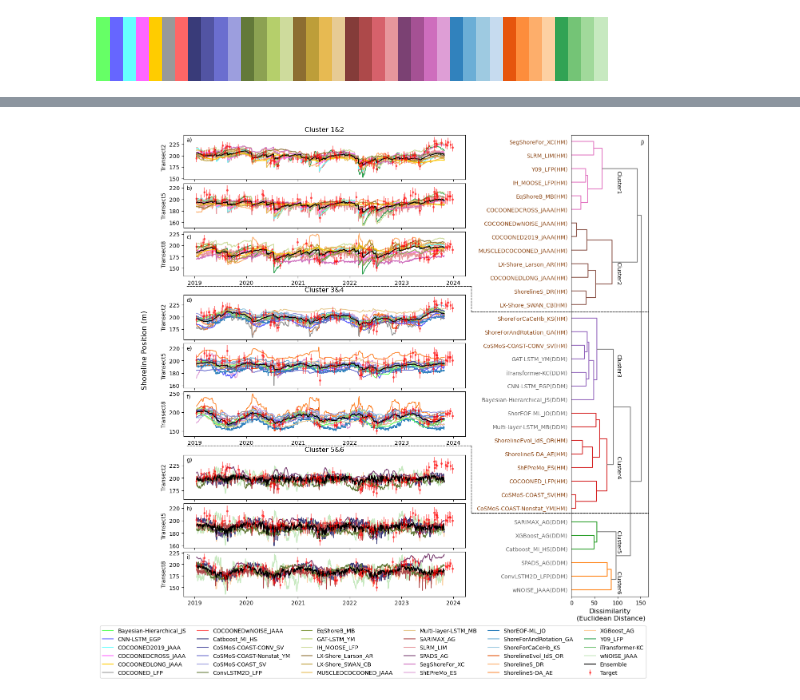
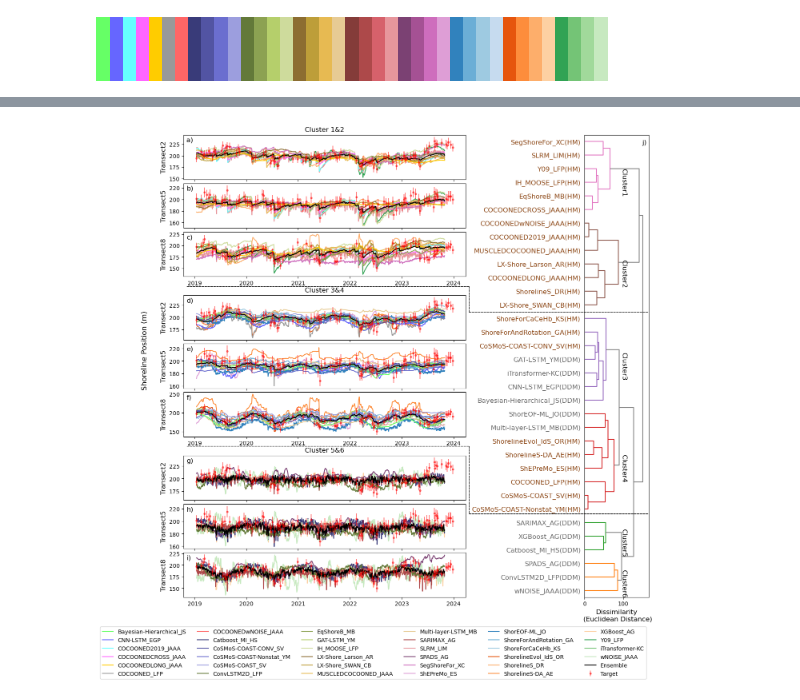
Before and after one commit to ShoreShop/ShoreModel_Benchmark, a Jupyter notebook: Figure2.ipynb, the cells around one changed output, grey strips where cells are left out. Saved outputs shown, nothing was run; the diff lists cells and outputs as text; code cells hidden in the pictures.

```diff
--- a/Figure2.ipynb
+++ b/Figure2.ipynb
@@ -291,13 +274,13 @@ colors = {
 
 fig = plt.figure(figsize=(15, 15))
 letters = string.ascii_lowercase # Letters used to label subplots
-gs = GridSpec(11, 3, figure=fig, width_ratios=[11, 2, 3], height_ratios=[1, 1, 1, 0.25, 1, 1, 1, 0.25, 1, 1, 1])
+gs = GridSpec(11, 3, figure=fig, width_ratios=[11, 2.5, 2.5], height_ratios=[1, 1, 1, 0.25, 1, 1, 1, 0.25, 1, 1, 1])
 
 #===========================================
 # Create a dendrogram with Ward's linkage
 #===========================================
 ax = fig.add_subplot(gs[:, 2])
-ax.text(0.9,0.99, letters[9] + ')', ha='left',va='top', transform=ax.transAxes, zorder=10)
+ax.text(0.9,0.99, letters[9] + ')', ha='left',va='top', transform=ax.transAxes, zorder=10, fontsize=12)
 
 
 color_threshold = 90
@@ -313,7 +296,7 @@ dendro = dendrogram(
     linkage_matrix,
     labels=model_labels,
     leaf_rotation=0,  # Rotate labels for better readability
-    leaf_font_size=10,  # Adjust font size
+    leaf_font_size=12,  # Adjust font size
     color_threshold=color_threshold,  # Threshold for coloring clusters (adjust as needed)
     above_threshold_color='gray',  # Tree branches above the threshold
     ax=ax,
@@ -352,7 +335,7 @@ for cluster_id in unique_clusters:
 #     else:
     ax.text(
         x, y, f"Cluster{n_clusters-cluster_id+1}",
-        ha='center', va='center', fontsize=10, color='black', rotation=-90,
+        ha='center', va='center', fontsize=12, color='black', rotation=-90,
     )
 
 # Step 5: Adjust the plot aesthetics
@@ -390,15 +373,16 @@ for key, group in cluster_group.items():
 
     for tran_id in range(len(TRANSECTS)):
         ax_ts = fig.add_subplot(gs[ax_pos, 0])
-        ax_ts.set_ylabel(TRANSECTS[tran_id])
-        ax_ts.text(0.01,0.95, letters[count] + ')', ha='left',va='top', transform=ax_ts.transAxes, zorder=10)
+        ax_ts.set_ylabel(TRANSECTS[tran_id], fontsize=12)
+        ax_ts.text(0.01,0.95, letters[count] + ')', ha='left',va='top', transform=ax_ts.transAxes, zorder=10,
+                  fontsize=12)
         count+=1
         if ax_pos==5:
             ax.text(-0.15, 0, 'Shoreline Position (m)', rotation=90, transform=ax_ts.transAxes, fontsize=13)
         if tran_id!=2:
             ax_ts.set_xticklabels([])
         if tran_id==0:
-            ax_ts.set_title( "Cluster " + "&".join(map(str, group)))
+            ax_ts.set_title( "Cluster " + "&".join(map(str, group)), fontsize=12)
 
         ensemble_cluster = ensemble_values[np.isin(n_clusters-cluster_ids+1, group)]
         ensemble_mean = percentile_mean(ensemble_cluster, 5, 95, axis=0)
@@ -472,37 +456,37 @@ for key, group in cluster_group.items():
 ax_ts.errorbar([], [], color='r',
     yerr=8.9, fmt='.', zorder=100, alpha=0.5, label='Target')
 for model_name in dfs_pred.keys():
     ax_ts.plot([], [], color=MODEL_COLORS[model_name], zorder=zorders[model_name], label=model_name)
 
 
 ax_ts.legend(ncol=6, fontsize=10, bbox_to_anchor=[1.65,-0.6], loc=1)
 
 
 # Connect patches
-con1_1 = ConnectionPatch((-5, 2/3+0.005), (-1.3, 2/3+0.005), coordsA=ax.transAxes, coordsB=ax.transAxes,
+con1_1 = ConnectionPatch((-6.2, 2/3+0.005), (-1.8, 2/3+0.005), coordsA=ax.transAxes, coordsB=ax.transAxes,
                      linewidth=1, linestyle='--')
-con1_2 = ConnectionPatch((-1.3, 2/3+0.005), (-1.3, 0.616), coordsA=ax.transAxes, coordsB=ax.transAxes,
+con1_2 = ConnectionPatch((-1.8, 2/3+0.005), (-1.8, 0.616), coordsA=ax.transAxes, coordsB=ax.transAxes,
                      linewidth=1, linestyle='--')
-con1_3 = ConnectionPatch((-1.3, 0.616), (1, 0.616), coordsA=ax.transAxes, coordsB=ax.transAxes,
+con1_3 = ConnectionPatch((-1.8, 0.616), (1, 0.616), coordsA=ax.transAxes, coordsB=ax.transAxes,
                      linewidth=1, linestyle='--')
 
 fig.add_artist(con1_1)
 fig.add_artist(con1_2)
 fig.add_artist(con1_3)
 
-con2_1 = ConnectionPatch((-5, 1/3-0.007), (-1.3, 1/3-0.007), coordsA=ax.transAxes, coordsB=ax.transAxes,
+con2_1 = ConnectionPatch((-6.2, 1/3-0.007), (-1.8, 1/3-0.007), coordsA=ax.transAxes, coordsB=ax.transAxes,
                      linewidth=1, linestyle='--')
-con2_2 = ConnectionPatch((-1.3, 1/3-0.007), (-1.3, 0.18), coordsA=ax.transAxes, coordsB=ax.transAxes,
+con2_2 = ConnectionPatch((-1.8, 1/3-0.007), (-1.8, 0.18), coordsA=ax.transAxes, coordsB=ax.transAxes,
                      linewidth=1, linestyle='--')
-con2_3 = ConnectionPatch((-1.3, 0.18), (1, 0.18), coordsA=ax.transAxes, coordsB=ax.transAxes,
+con2_3 = ConnectionPatch((-1.8, 0.18), (1, 0.18), coordsA=ax.transAxes, coordsB=ax.transAxes,
                      linewidth=1, linestyle='--')
 
 fig.add_artist(con2_1)
 fig.add_artist(con2_2)
 fig.add_artist(con2_3)
 
 
 plt.subplots_adjust(hspace=0.1)
 plt.savefig('figures/paper/Fig2.jpg', dpi=600, bbox_inches='tight')
 # %% [output]
-[figure, old version]
+[figure, new version]
```
Also changed, not shown: parts of 4 cells of this notebook, 7 other files.
